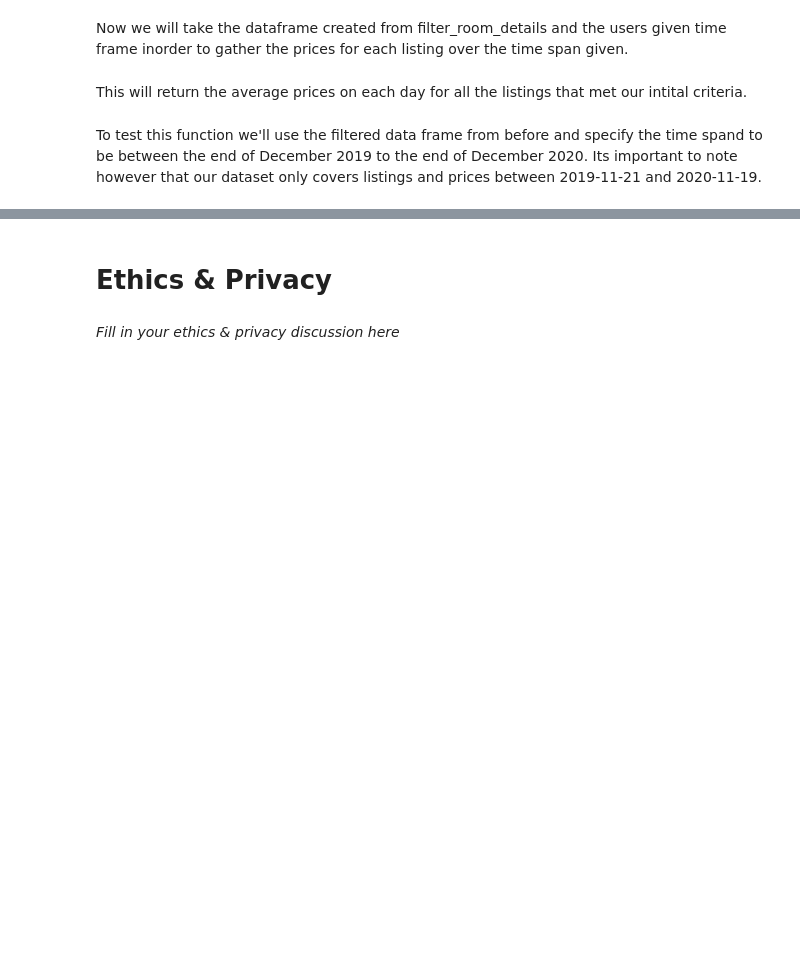
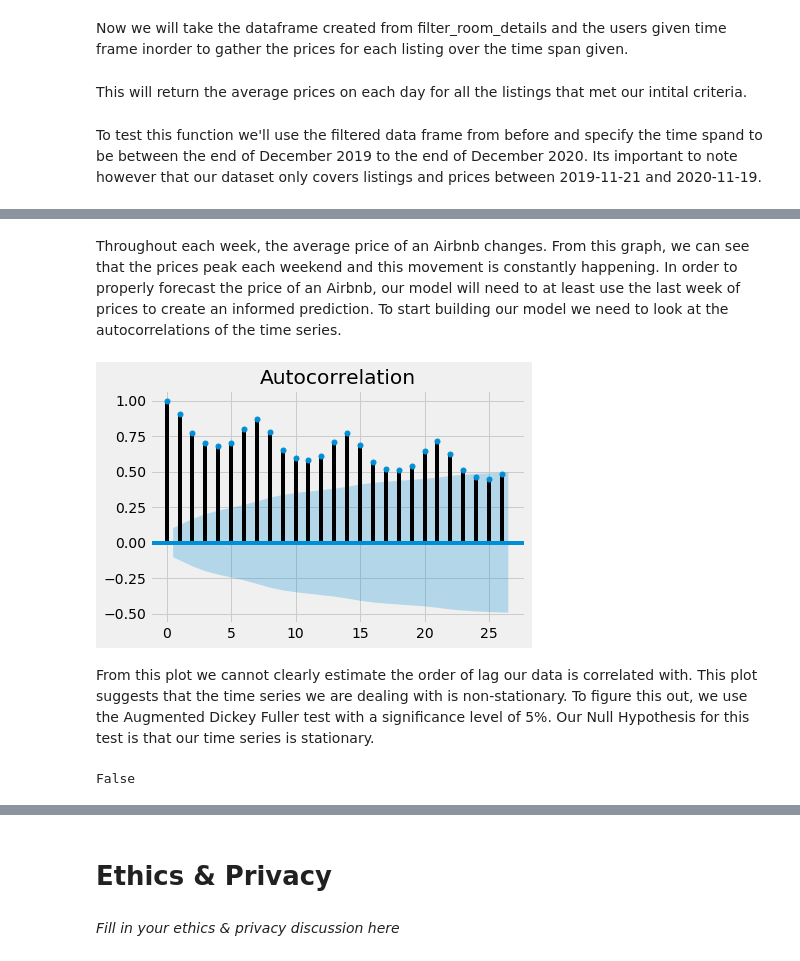
Before and after one commit to Shen-Andrew/Cogs108-Group-Project, a Jupyter notebook: FinalProject_group058.ipynb, the cells around one changed output, grey strips where cells are left out. Cells and saved outputs as stored; diff of their text form; code cells hidden in the pictures; blank space fills up the shorter version.

```diff
--- a/FinalProject_group058.ipynb
+++ b/FinalProject_group058.ipynb
@@ -73,0 +67,16 @@ calendar = pd.read_csv('calendar.csv')
+# %%
+%matplotlib inline
+import os
+import pickle
+import warnings
+import numpy as np
+import pandas as pd
+import matplotlib.pyplot as plt
+import matplotlib.dates as mdates
+from datetime import date, datetime, timedelta
+from sklearn.metrics import mean_squared_error
+from statsmodels.tsa.arima_model import ARIMA
+from statsmodels.tsa.stattools import adfuller
+from statsmodels.graphics.tsaplots import plot_acf, plot_pacf
+warnings.filterwarnings('ignore')
+plt.style.use("fivethirtyeight")
@@ -275,0 +276,15 @@ Here is our series when plotted on a line graph
+# %% [markdown]
+Throughout each week, the average price of an Airbnb changes. From this graph, we can see that the prices peak each weekend and this movement is constantly happening. In order to properly forecast the price of an Airbnb, our model will need to at least use the last week of prices to create an informed prediction. To start building our model we need to look at the autocorrelations of the time series.
+# %%
+plot_acf(avg_prices);
+# %% [output]
+[figure, added]
+# %% [markdown]
+From this plot we cannot clearly estimate the order of lag our data is correlated with. This plot suggests that the time series we are dealing with is non-stationary. To figure this out, we use the Augmented Dickey Fuller test with a significance level of 5%. Our Null Hypothesis for this test is that our time series is stationary.
+# %%
+adf_test = adfuller(avg_prices)
+adf = adf_test[0]
+cv_5 = adf_test[4]["5%"]
+adf < cv_5
+# %% [output]
+False
```
Also changed, not shown: parts of 45 cells of this notebook, 2 other files.
